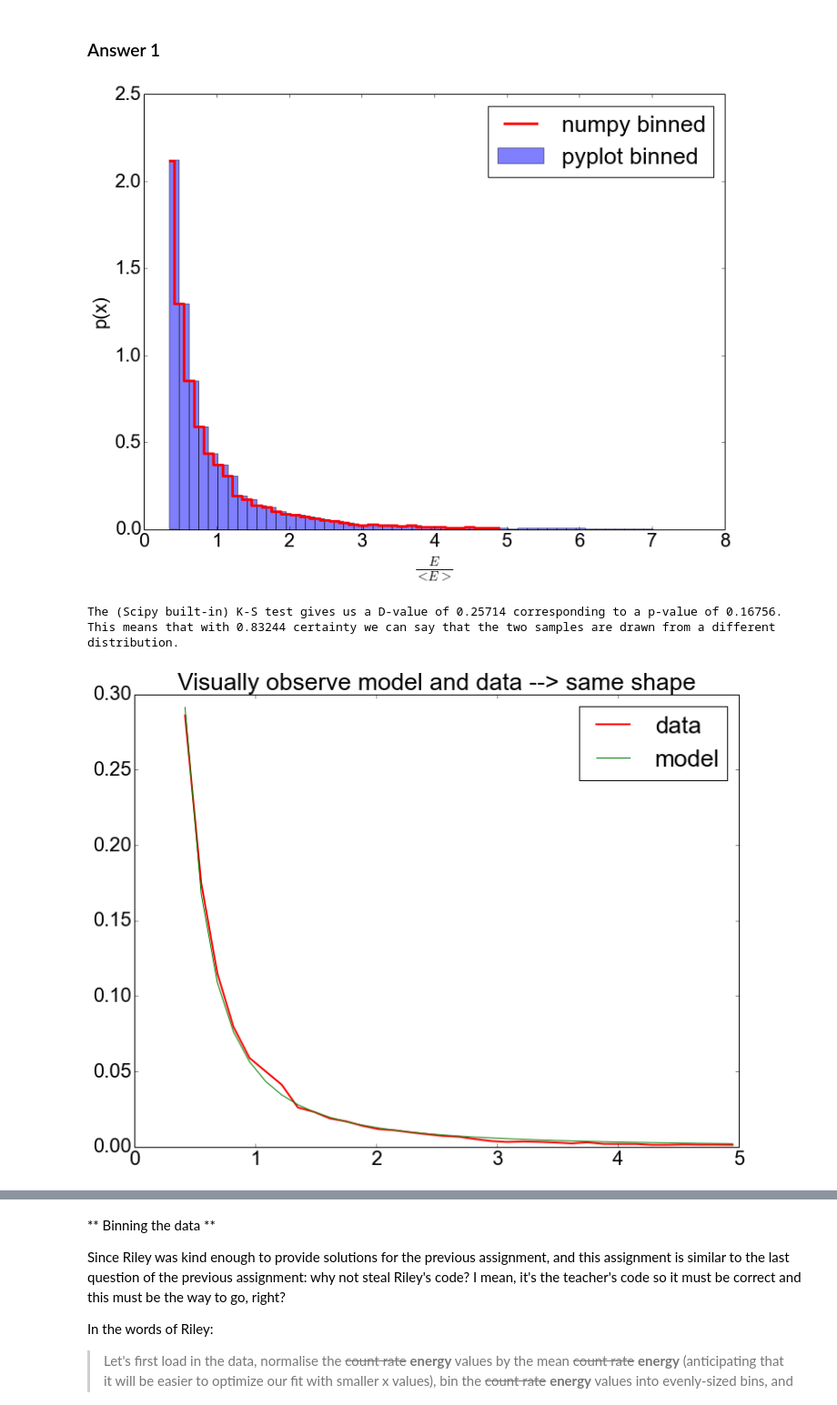
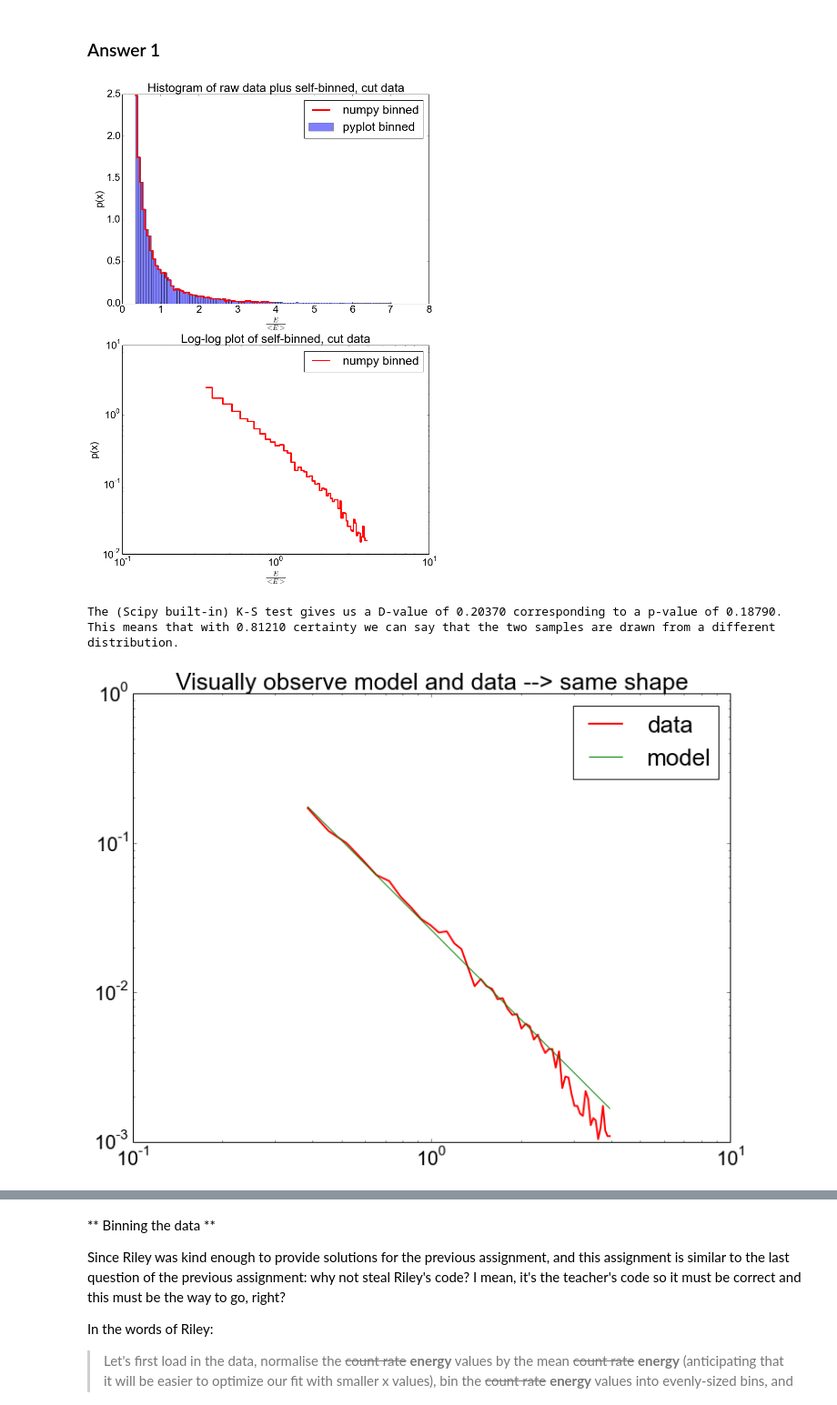
Before and after one commit to tlrh314/MasterAstronomyAndAstrophysics, a Jupyter notebook: Statistics/Assignment3/Statistics -- Individual Assignment 2 -- Mini-project -- Timo Halbesma, 6126561 -- January 2016.ipynb, the cells around one changed output, grey strips where cells are left out. Shown at 91% size. Cells and saved outputs as stored; diff of their text form; code cells hidden in the pictures.

Commit message:
Improved answer to q1, switcht to log-log plot

```diff
--- a/Statistics/Assignment3/Statistics -- Individual Assignment 2 -- Mini-project -- Timo Halbesma, 6126561 -- January 2016.ipynb
+++ b/Statistics/Assignment3/Statistics -- Individual Assignment 2 -- Mini-project -- Timo Halbesma, 6126561 -- January 2016.ipynb
@@ -45,7 +46,8 @@ def create_and_plot_histogram(energies, plot=True):
 
     # Bin up the data
     sample_size = len(energies)
-    nr_of_bins = 50 # int(10*numpy.log(sample_size))
+    nr_of_bins = int(10*numpy.log(sample_size))
+    # nr_of_bins = 50
     counts, edges = numpy.histogram(energies,
         range=[numpy.min(energies), numpy.max(energies)],
         bins=nr_of_bins, density=False)
@@ -67,7 +69,7 @@ def create_and_plot_histogram(energies, plot=True):
 
     if plot:
         # Plot histogram. Compare pyplot binning with numpy.hist binning.
-        f, (ax1) = pyplot.subplots(1, 1, figsize=(12, 9))
+        f, (ax1, ax2) = pyplot.subplots(2, 1, figsize=(12, 18))
         # NB not corrected for background photons, bins not cut when counts < 20!
         # So this can be used as a sanity check because it is only the binned data!
         ax1.hist(energies, bins=nr_of_bins, facecolor='b',
@@ -76,8 +78,17 @@ def create_and_plot_histogram(energies, plot=True):
                  ls="steps-mid", label="numpy binned")
         ax1.set_ylabel("p(x)")
         ax1.set_xlabel(r'$\frac{E}{<E>}$')
+        ax1.set_title("Histogram of raw data plus self-binned, cut data")
+        ax1.legend(loc=1)
+        ax2.plot(edges[:-1], dens, lw=3, c="r",
+                 ls="steps-mid", label="numpy binned")
+        ax2.set_ylabel("p(x)")
+        ax2.set_xlabel(r'$\frac{E}{<E>}$')
+        ax2.set_title("Log-log plot of self-binned, cut data")
+        ax2.set_xscale('log')
+        ax2.set_yscale('log')
+        ax2.legend(loc=1)
 
-        ax1.legend(loc=1)
         pyplot.show()
 
     # We are interested in the binned arrays for further analysis.
@@ -119,6 +130,8 @@ def non_parametric_significance_test(energies, plot=True):
         ax1.plot(bin_center, dens,
                  c="r", lw=2, label="data")
         ax1.plot(bin_center, dN, label="model")
+        ax1.set_xscale('log')
+        ax1.set_yscale('log')
 
         ax1.legend(loc=1)
         pyplot.title("Visually observe model and data --> same shape")
@@ -164,34 +177,34 @@ def non_parametric_significance_test(energies, plot=True):
         pyplot.title("cdf for self-written K-S test")
         pyplot.plot(dens_cdf, c="r", label="data")
         pyplot.plot(dN_cdf, label="model")
         pyplot.legend(loc=4)
         pyplot.show()
 
     # Obtain differences between both cdf's, sum
     D_value = numpy.max(dens_cdf - dN_cdf)
 
     # How to calculate p-value from D-value?
     print "The (self-written) K-S test gives us a D-value of {0:.5f}".format(D_value)#,
     # print "corresponding to a p-value of {0:.5f}.".format(p_value)
 
     # certain = 1.0 - p_value
 
     # print "This means that with {0:.5f} certainty we can say".format(certain),
     # print "that the two samples are drawn from a different distribution."
     print
 
     # Calculate Spearman's rho correlation co-efficient
     n = len(dens)
     rho, pval = scipy.stats.spearmanr(dens, dN)
     t = rho * numpy.sqrt((n - 2) / (1 - rho**2))
     print "Spearman's Rho = {0}, p-value = {1}\nt = {2}".format(rho, pval, t)
 
 
 if __name__ == '__main__':
     energies = parse_and_clean_dataset()
     non_parametric_significance_test(energies)
 # %% [output]
-[figure, old version]
+[figure, new version]
-The (Scipy built-in) K-S test gives us a D-value of 0.25714 corresponding to a p-value of 0.16756.
-This means that with 0.83244 certainty we can say that the two samples are drawn from a different distribution.
+The (Scipy built-in) K-S test gives us a D-value of 0.20370 corresponding to a p-value of 0.18790.
+This means that with 0.81210 certainty we can say that the two samples are drawn from a different distribution.
-[figure, old version]
+[figure, new version]
```
Also changed, not shown: parts of 5 cells of this notebook.
